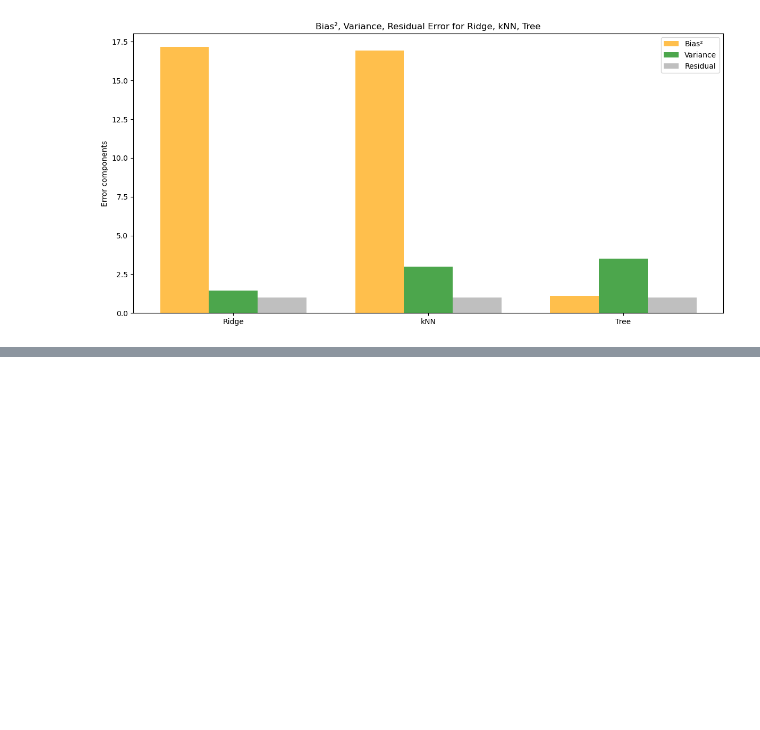
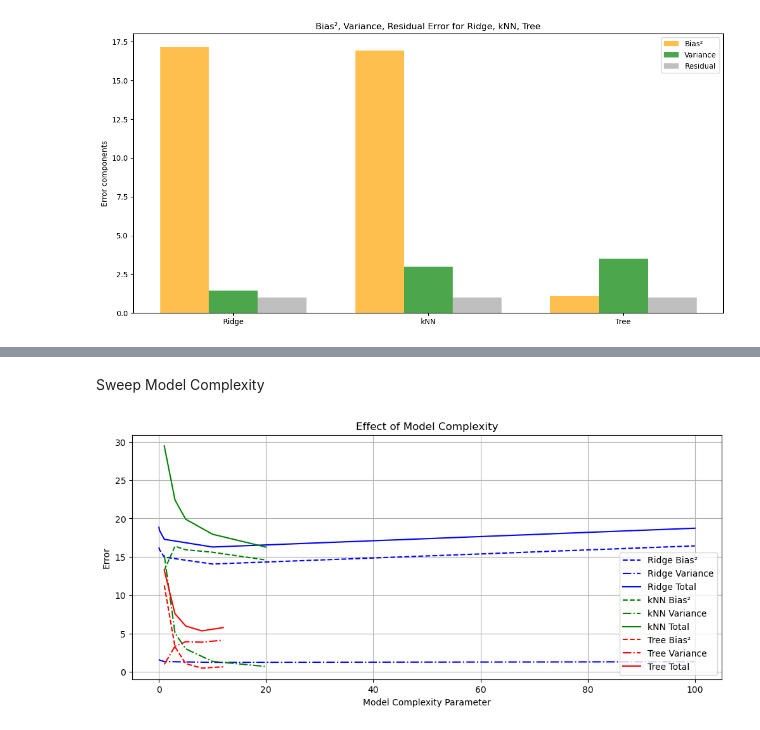
Before and after one commit to khalilAnkri/Bias-and-variance-analysis, a Jupyter notebook: src/bias_variance.ipynb, the cells around one changed output, grey strips where cells are left out. Saved outputs shown, nothing was run; the diff lists cells and outputs as text; code cells hidden in the pictures; blank space fills up the shorter version.

```diff
--- a/src/bias_variance.ipynb
+++ b/src/bias_variance.ipynb
@@ -212,0 +251,49 @@ plt.show()
+# %% [markdown]
+Sweep Model Complexity
+# %%
+# Complexity parameters
+alpha_values = [0.01, 0.1, 1, 10, 100]
+k_values = [1, 3, 5, 10, 20]
+depth_values = [1, 3, 5, 8, 12]
+
+results_complexity = {'Ridge':[], 'kNN':[], 'Tree':[]}
+
+# Ridge
+for a in alpha_values:
+    results_complexity['Ridge'].append(estimate_bias_variance(Ridge, {'alpha': a}))
+
+# kNN
+for k in k_values:
+    results_complexity['kNN'].append(estimate_bias_variance(KNeighborsRegressor, {'n_neighbors': k}))
+
+# Tree
+for d in depth_values:
+    results_complexity['Tree'].append(estimate_bias_variance(DecisionTreeRegressor, {'max_depth': d}))
+
+# Convert to arrays with numeric values only
+for key in results_complexity:
+    results_complexity[key] = np.array([[r['bias2'], r['variance'], r['residual'], r['total']] for r in results_complexity[key]])
+
+# Plot
+plt.figure(figsize=(12,5))
+plt.plot(alpha_values, results_complexity['Ridge'][:,0], '--', label='Ridge Bias²', color='blue')
+plt.plot(alpha_values, results_complexity['Ridge'][:,1], '-.', label='Ridge Variance', color='blue')
+plt.plot(alpha_values, results_complexity['Ridge'][:,3], '-', label='Ridge Total', color='blue')
+
+plt.plot(k_values, results_complexity['kNN'][:,0], '--', label='kNN Bias²', color='green')
+plt.plot(k_values, results_complexity['kNN'][:,1], '-.', label='kNN Variance', color='green')
+plt.plot(k_values, results_complexity['kNN'][:,3], '-', label='kNN Total', color='green')
+
+plt.plot(depth_values, results_complexity['Tree'][:,0], '--', label='Tree Bias²', color='red')
+plt.plot(depth_values, results_complexity['Tree'][:,1], '-.', label='Tree Variance', color='red')
+plt.plot(depth_values, results_complexity['Tree'][:,3], '-', label='Tree Total', color='red')
+
+plt.xlabel("Model Complexity Parameter")
+plt.ylabel("Error")
+plt.title("Effect of Model Complexity")
+plt.legend()
+plt.grid(True)
+plt.savefig(os.path.join(figures_dir, "model_complexity_sweep.png"), dpi=150, bbox_inches='tight')
+plt.show()
+# %% [output]
+[figure, added]
```
Also changed, not shown: parts of 9 cells of this notebook, 6 other files.
